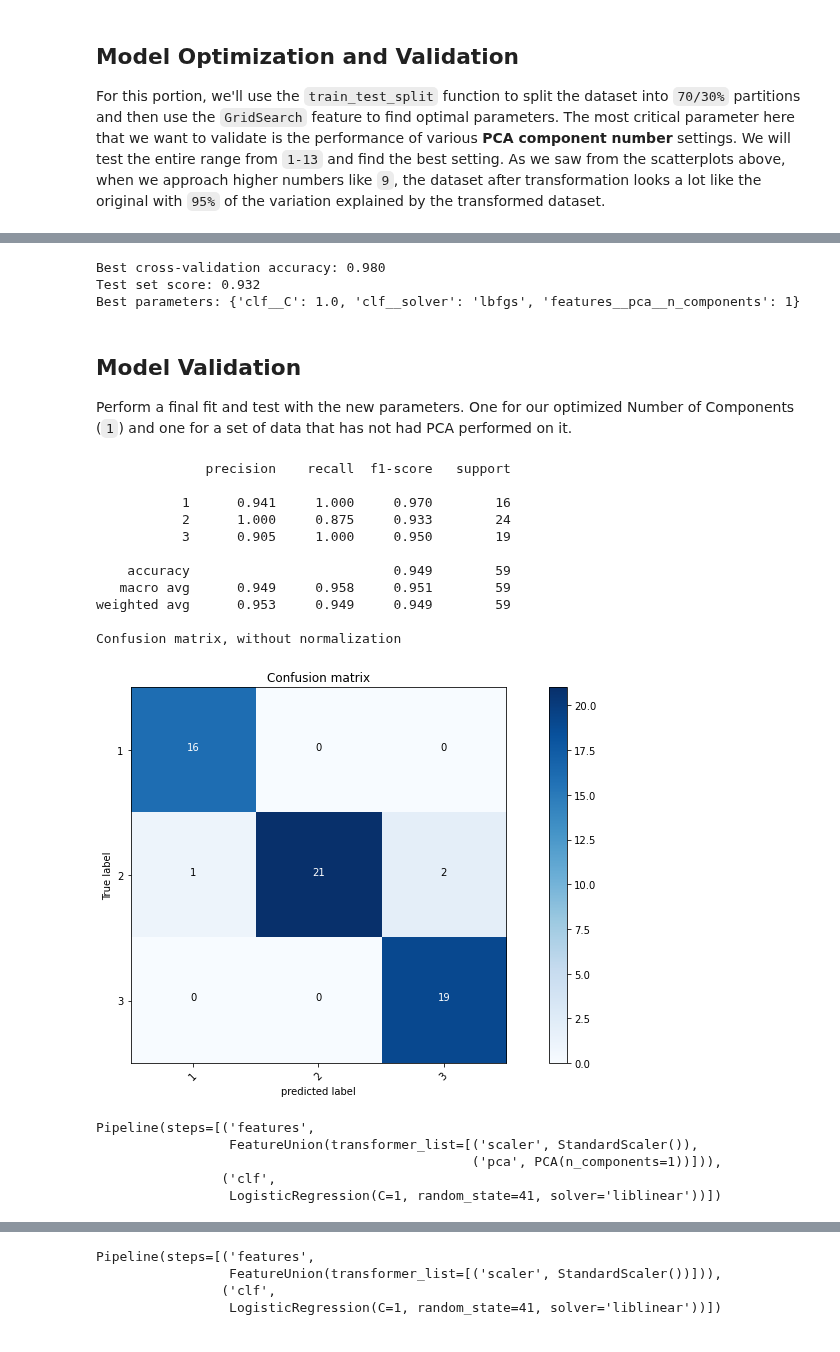
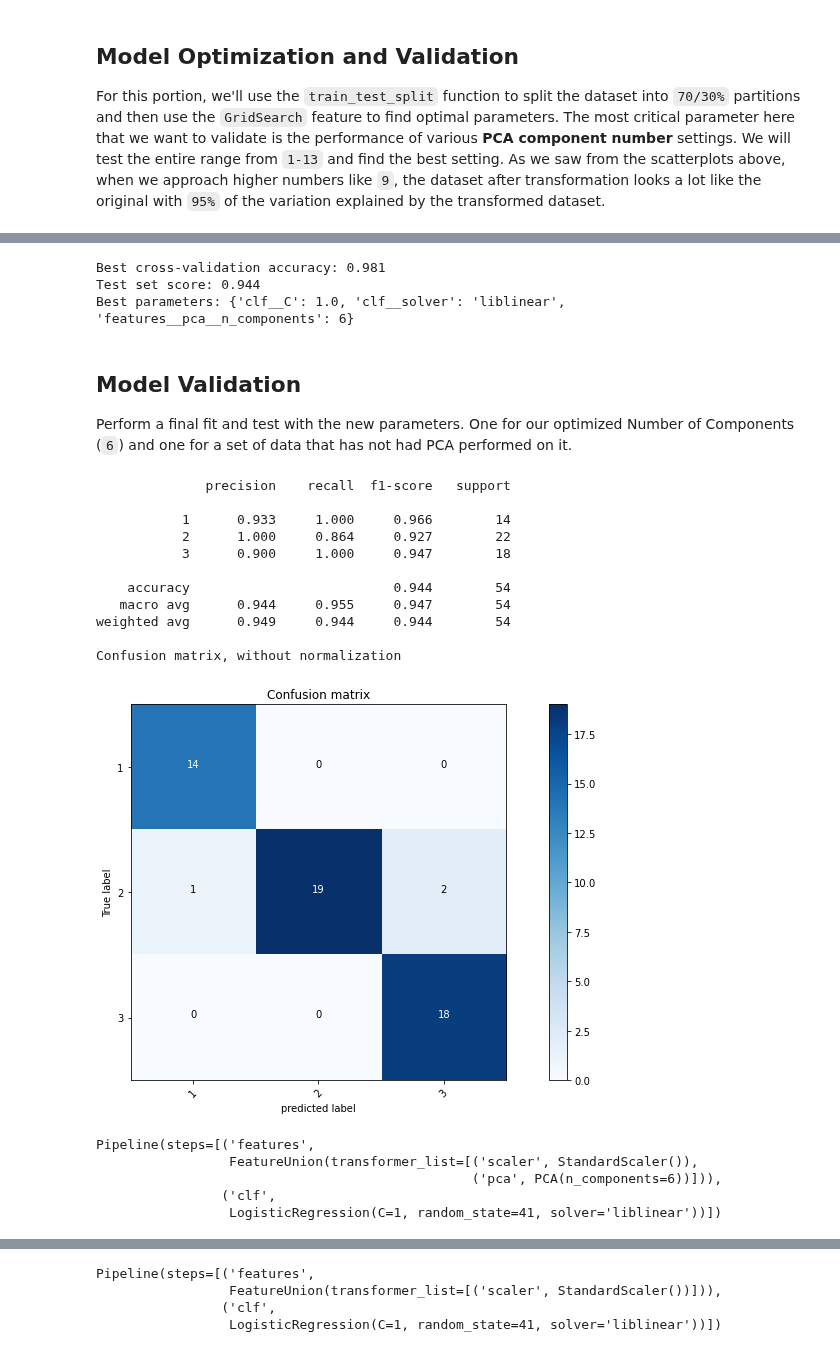
Before and after one commit to broepke/DATA110, a Jupyter notebook: Week 12/DATA110-Week12-broepke-Part-2.ipynb, the cells around one changed output, grey strips where cells are left out. Saved outputs shown, nothing was run; the diff lists cells and outputs as text; code cells hidden in the pictures.

```diff
--- a/Week 12/DATA110-Week12-broepke-Part-2.ipynb
+++ b/Week 12/DATA110-Week12-broepke-Part-2.ipynb
@@ -182,6 +178,9 @@ def transform_pca(X, n):
 rows = 4
 cols = 4
 comps = 1
+
+scaler = StandardScaler()
+X_scaled = scaler.fit_transform(X)
 
 fig, axes = plt.subplots(rows, cols, figsize=(12,12), sharex=True, sharey=True)
 
@@ -189,8 +188,8 @@ fig, axes = plt.subplots(rows, cols, figsize=(12,12), sharex=True, sharey=True)
 for row in range(rows):
     for col in range(cols):
         try:
-            X_new = transform_pca(X, comps)
-            ax = sns.scatterplot(x=X[:, 0], y=X[:, 1], ax=axes[row, col], palette='tab20', alpha=.3)
+            X_new = transform_pca(X_scaled, comps)
+            ax = sns.scatterplot(x=X_scaled[:, 0], y=X_scaled[:, 1], ax=axes[row, col], palette='tab20', alpha=.3)
             ax = sns.scatterplot(x=X_new[:, 0], y=X_new[:, 1], ax=axes[row, col], palette='tab20')
             ax.set_title(f'PCA Components: {comps}');
 
@@ -280,5 +282,5 @@ Perceptron : Mean Accuracy: 0.610 and Standard Deviation: (0.207)
 For this portion, we'll use the `train_test_split` function to split the dataset into `70/30%` partitions and then use the `GridSearch` feature to find optimal parameters.  The most critical parameter here that we want to validate is the performance of various **PCA component number** settings.   We will test the entire range from `1-13` and find the best setting.  As we saw from the scatterplots above, when we approach higher numbers like `9`, the dataset after transformation looks a lot like the original with `95%` of the variation explained by the transformed dataset.
 # %%
 # Make training and test sets
-X_train, X_test, y_train, y_test = train_test_split(X, y, test_size=0.33, random_state=53)
+X_train, X_test, y_train, y_test = train_test_split(X, y, test_size=0.3, random_state=53)
 # %%
@@ -310,13 +312,13 @@ print("Best cross-validation accuracy: {:.3f}".format(grid.best_score_))
 print("Test set score: {:.3f}".format(grid.score(X_test, y_test)))
 print("Best parameters: {}".format(grid.best_params_))
 # %% [output]
-Best cross-validation accuracy: 0.980
-Test set score: 0.932
-Best parameters: {'clf__C': 1.0, 'clf__solver': 'lbfgs', 'features__pca__n_components': 1}
+Best cross-validation accuracy: 0.981
+Test set score: 0.944
+Best parameters: {'clf__C': 1.0, 'clf__solver': 'liblinear', 'features__pca__n_components': 6}
 # %% [markdown]
 ## Model Validation
 
-Perform a final fit and test with the new parameters.  One for our optimized Number of Components (`1`) and one for a set of data that has not had PCA performed on it.
+Perform a final fit and test with the new parameters.  One for our optimized Number of Components (`6`) and one for a set of data that has not had PCA performed on it.
 # %%
 def plot_confusion_matrix(cm, classes,
                           normalize=False,
@@ -365,27 +367,27 @@ def fit_and_print(pipeline):
     plot_confusion_matrix(cm, classes=[1,2,3])
 # %%
 clf = LogisticRegression(C=1, solver='liblinear', random_state=41)
-pipeline = create_pipe(clf, do_pca=True, n=1)
+pipeline = create_pipe(clf, do_pca=True, n=6)
 fit_and_print(pipeline)
 # %% [output]
               precision    recall  f1-score   support
 
-           1      0.941     1.000     0.970        16
-           2      1.000     0.875     0.933        24
-           3      0.905     1.000     0.950        19
+           1      0.933     1.000     0.966        14
+           2      1.000     0.864     0.927        22
+           3      0.900     1.000     0.947        18
 
-    accuracy                          0.949        59
-   macro avg      0.949     0.958     0.951        59
-weighted avg      0.953     0.949     0.949        59
+    accuracy                          0.944        54
+   macro avg      0.944     0.955     0.947        54
+weighted avg      0.949     0.944     0.944        54
 
 Confusion matrix, without normalization
-[figure, old version]
+[figure, new version]
 # %%
 pipeline
 # %% [output]
 Pipeline(steps=[('features',
                  FeatureUnion(transformer_list=[('scaler', StandardScaler()),
-                                                ('pca', PCA(n_components=1))])),
+                                                ('pca', PCA(n_components=6))])),
                 ('clf',
                  LogisticRegression(C=1, random_state=41, solver='liblinear'))])
 # %%
```
Also changed, not shown: parts of 19 cells of this notebook, 5 other files.
